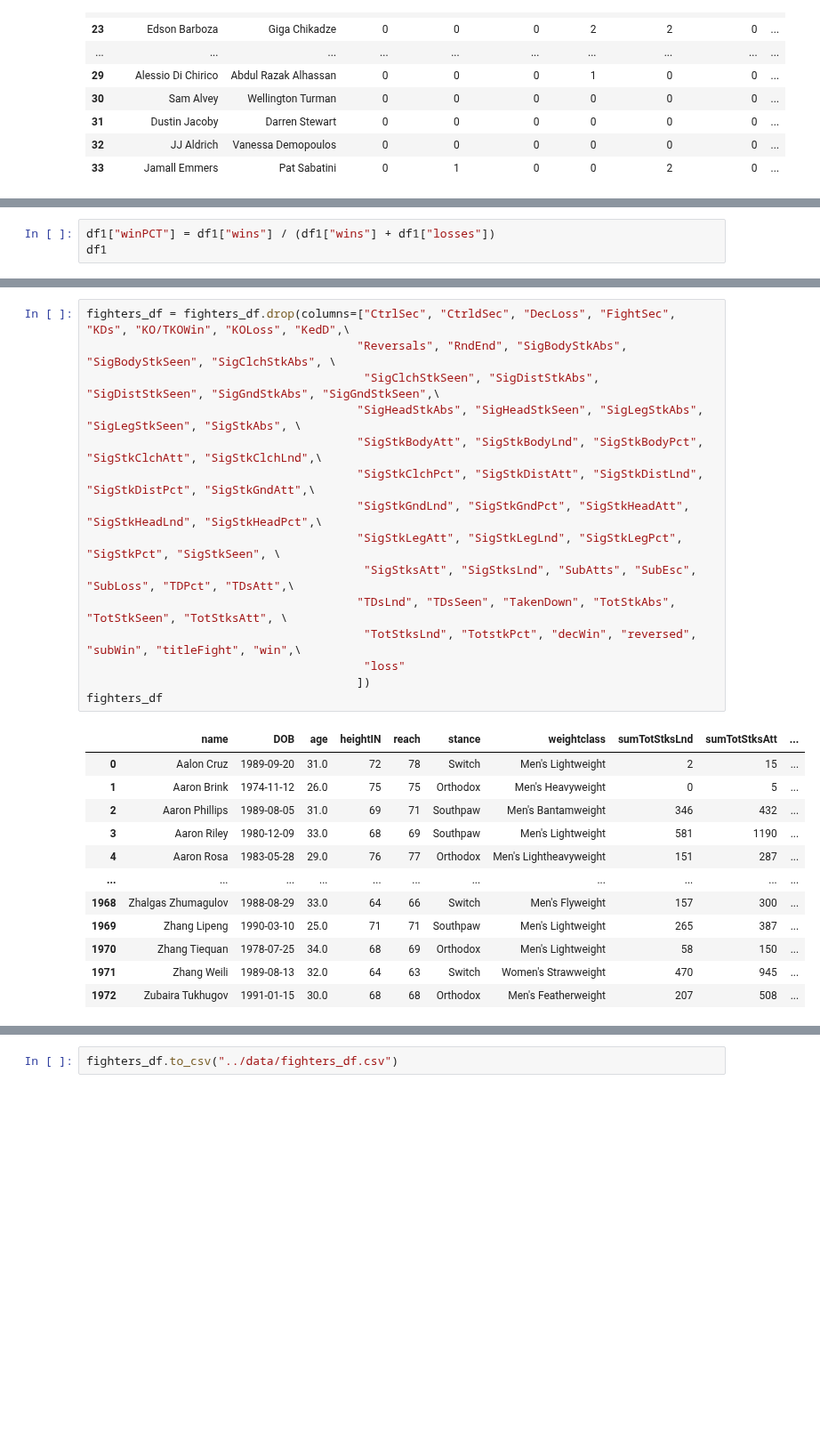
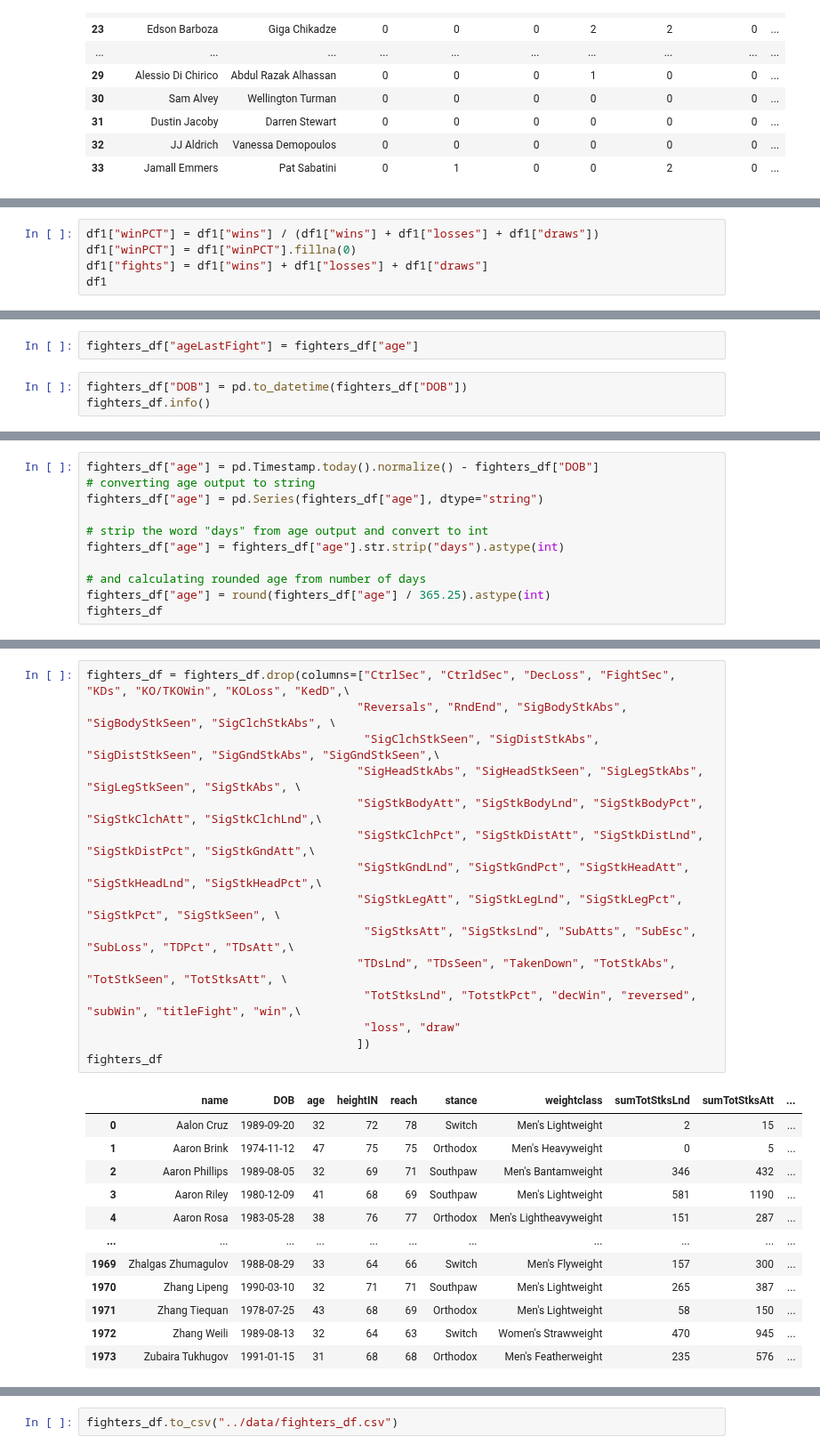
Before and after one commit to a925sw/ufc_stats, a Jupyter notebook: db/prep.ipynb, the cells around one changed output, grey strips where cells are left out. Shown at 89% size. Drawn from its saved outputs; the diff is of its cells as text; blank space fills up the shorter version.

```diff
--- a/db/prep.ipynb
+++ b/db/prep.ipynb
@@ -178,5 +179,7 @@ df1
 # %%
-df1["winPCT"] = df1["wins"] / (df1["wins"] + df1["losses"])
+df1["winPCT"] = df1["wins"] / (df1["wins"] + df1["losses"] + df1["draws"])
+df1["winPCT"] = df1["winPCT"].fillna(0)
+df1["fights"] = df1["wins"] + df1["losses"] + df1["draws"]
 df1
 # %% [output]
 |  |  | CtrlSec | CtrldSec | DOB | DecLoss | FightSec | KDs | KO/TKOWin | KOLoss | KedD | ... |
@@ -278,0 +282,5 @@ fighters_df
+# %%
+fighters_df["ageLastFight"] = fighters_df["age"]
+# %%
+fighters_df["DOB"] = pd.to_datetime(fighters_df["DOB"])
+fighters_df.info()
@@ -278,0 +293,11 @@ fighters_df
+# %%
+fighters_df["age"] = pd.Timestamp.today().normalize() - fighters_df["DOB"]
+# converting age output to string
+fighters_df["age"] = pd.Series(fighters_df["age"], dtype="string")
+
+# strip the word "days" from age output and convert to int
+fighters_df["age"] = fighters_df["age"].str.strip("days").astype(int)
+
+# and calculating rounded age from number of days
+fighters_df["age"] = round(fighters_df["age"] / 365.25).astype(int)
+fighters_df
@@ -279,28 +318,28 @@ fighters_df
 # %%
 fighters_df = fighters_df.drop(columns=["CtrlSec", "CtrldSec", "DecLoss", "FightSec", "KDs", "KO/TKOWin", "KOLoss", "KedD",\
                                        "Reversals", "RndEnd", "SigBodyStkAbs", "SigBodyStkSeen", "SigClchStkAbs", \
                                         "SigClchStkSeen", "SigDistStkAbs", "SigDistStkSeen", "SigGndStkAbs", "SigGndStkSeen",\
                                        "SigHeadStkAbs", "SigHeadStkSeen", "SigLegStkAbs", "SigLegStkSeen", "SigStkAbs", \
                                        "SigStkBodyAtt", "SigStkBodyLnd", "SigStkBodyPct", "SigStkClchAtt", "SigStkClchLnd",\
                                        "SigStkClchPct", "SigStkDistAtt", "SigStkDistLnd", "SigStkDistPct", "SigStkGndAtt",\
                                        "SigStkGndLnd", "SigStkGndPct", "SigStkHeadAtt", "SigStkHeadLnd", "SigStkHeadPct",\
                                        "SigStkLegAtt", "SigStkLegLnd", "SigStkLegPct", "SigStkPct", "SigStkSeen", \
                                         "SigStksAtt", "SigStksLnd", "SubAtts", "SubEsc", "SubLoss", "TDPct", "TDsAtt",\
                                        "TDsLnd", "TDsSeen", "TakenDown", "TotStkAbs", "TotStkSeen", "TotStksAtt", \
                                         "TotStksLnd", "TotstkPct", "decWin", "reversed", "subWin", "titleFight", "win",\
-                                        "loss"
+                                        "loss", "draw"
                                        ])
 fighters_df
 # %% [output]
 |  | name | DOB | age | heightIN | reach | stance | weightclass | sumTotStksLnd | sumTotStksAtt | ... |
-| 0 | Aalon Cruz | 1989-09-20 | 31.0 | 72 | 78 | Switch | Men's Lightweight | 2 | 15 | ... |
-| 1 | Aaron Brink | 1974-11-12 | 26.0 | 75 | 75 | Orthodox | Men's Heavyweight | 0 | 5 | ... |
-| 2 | Aaron Phillips | 1989-08-05 | 31.0 | 69 | 71 | Southpaw | Men's Bantamweight | 346 | 432 | ... |
-| 3 | Aaron Riley | 1980-12-09 | 33.0 | 68 | 69 | Southpaw | Men's Lightweight | 581 | 1190 | ... |
-| 4 | Aaron Rosa | 1983-05-28 | 29.0 | 76 | 77 | Orthodox | Men's Lightheavyweight | 151 | 287 | ... |
+| 0 | Aalon Cruz | 1989-09-20 | 32 | 72 | 78 | Switch | Men's Lightweight | 2 | 15 | ... |
+| 1 | Aaron Brink | 1974-11-12 | 47 | 75 | 75 | Orthodox | Men's Heavyweight | 0 | 5 | ... |
+| 2 | Aaron Phillips | 1989-08-05 | 32 | 69 | 71 | Southpaw | Men's Bantamweight | 346 | 432 | ... |
+| 3 | Aaron Riley | 1980-12-09 | 41 | 68 | 69 | Southpaw | Men's Lightweight | 581 | 1190 | ... |
+| 4 | Aaron Rosa | 1983-05-28 | 38 | 76 | 77 | Orthodox | Men's Lightheavyweight | 151 | 287 | ... |
 | ... | ... | ... | ... | ... | ... | ... | ... | ... | ... | ... |
-| 1968 | Zhalgas Zhumagulov | 1988-08-29 | 33.0 | 64 | 66 | Switch | Men's Flyweight | 157 | 300 | ... |
-| 1969 | Zhang Lipeng | 1990-03-10 | 25.0 | 71 | 71 | Southpaw | Men's Lightweight | 265 | 387 | ... |
-| 1970 | Zhang Tiequan | 1978-07-25 | 34.0 | 68 | 69 | Orthodox | Men's Lightweight | 58 | 150 | ... |
-| 1971 | Zhang Weili | 1989-08-13 | 32.0 | 64 | 63 | Switch | Women's Strawweight | 470 | 945 | ... |
-| 1972 | Zubaira Tukhugov | 1991-01-15 | 30.0 | 68 | 68 | Orthodox | Men's Featherweight | 207 | 508 | ... |
+| 1969 | Zhalgas Zhumagulov | 1988-08-29 | 33 | 64 | 66 | Switch | Men's Flyweight | 157 | 300 | ... |
+| 1970 | Zhang Lipeng | 1990-03-10 | 32 | 71 | 71 | Southpaw | Men's Lightweight | 265 | 387 | ... |
+| 1971 | Zhang Tiequan | 1978-07-25 | 43 | 68 | 69 | Orthodox | Men's Lightweight | 58 | 150 | ... |
+| 1972 | Zhang Weili | 1989-08-13 | 32 | 64 | 63 | Switch | Women's Strawweight | 470 | 945 | ... |
+| 1973 | Zubaira Tukhugov | 1991-01-15 | 31 | 68 | 68 | Orthodox | Men's Featherweight | 235 | 576 | ... |
```
Also changed, not shown: parts of 9 cells of this notebook, 6 other files.
